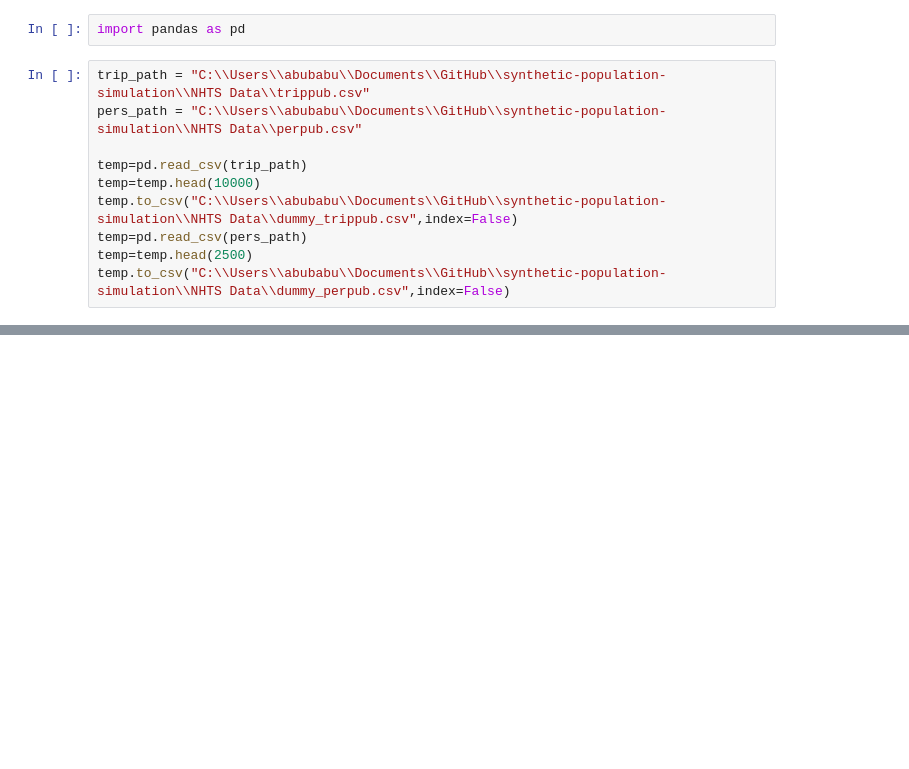
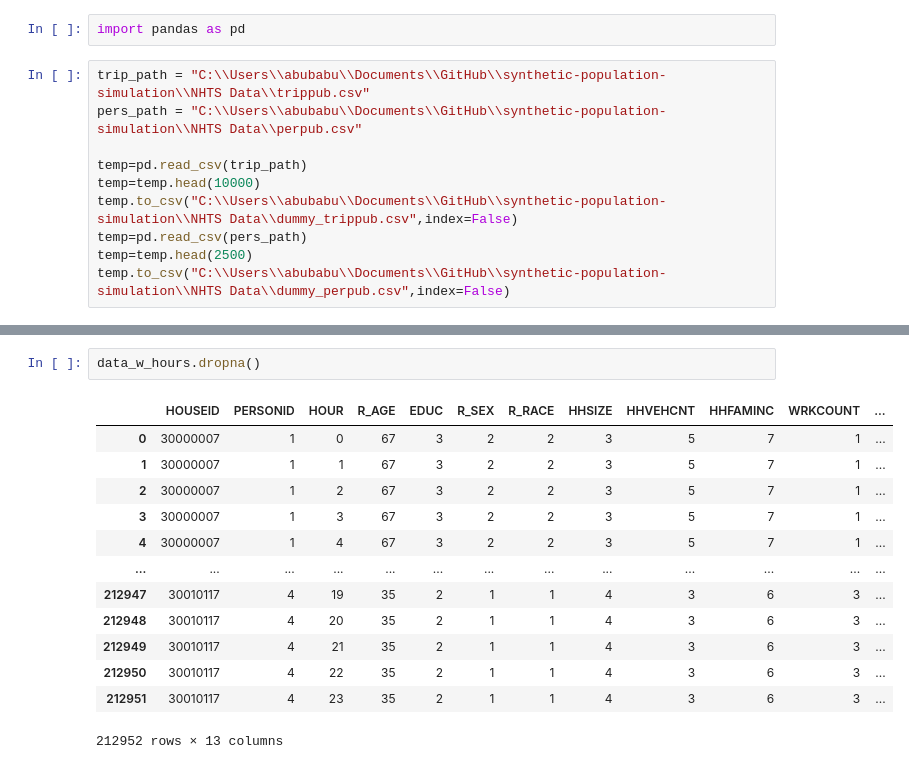
Before and after one commit to abuudarda/synthetic-population-simulation, a Jupyter notebook: PreProcess_Dweltime/process.ipynb, the cells around one changed output, grey strips where cells are left out. Drawn from its saved outputs; the diff is of its cells as text; blank space fills up the shorter version.

```diff
--- a/PreProcess_Dweltime/process.ipynb
+++ b/PreProcess_Dweltime/process.ipynb
@@ -121,0 +256,16 @@ Name: 0, dtype: float64
+# %%
+data_w_hours.dropna()
+# %% [output]
+|  | HOUSEID | PERSONID | HOUR | R_AGE | EDUC | R_SEX | R_RACE | HHSIZE | HHVEHCNT | HHFAMINC | WRKCOUNT | ... |
+| 0 | 30000007 | 1 | 0 | 67 | 3 | 2 | 2 | 3 | 5 | 7 | 1 | ... |
+| 1 | 30000007 | 1 | 1 | 67 | 3 | 2 | 2 | 3 | 5 | 7 | 1 | ... |
+| 2 | 30000007 | 1 | 2 | 67 | 3 | 2 | 2 | 3 | 5 | 7 | 1 | ... |
+| 3 | 30000007 | 1 | 3 | 67 | 3 | 2 | 2 | 3 | 5 | 7 | 1 | ... |
+| 4 | 30000007 | 1 | 4 | 67 | 3 | 2 | 2 | 3 | 5 | 7 | 1 | ... |
+| ... | ... | ... | ... | ... | ... | ... | ... | ... | ... | ... | ... | ... |
+| 212947 | 30010117 | 4 | 19 | 35 | 2 | 1 | 1 | 4 | 3 | 6 | 3 | ... |
+| 212948 | 30010117 | 4 | 20 | 35 | 2 | 1 | 1 | 4 | 3 | 6 | 3 | ... |
+| 212949 | 30010117 | 4 | 21 | 35 | 2 | 1 | 1 | 4 | 3 | 6 | 3 | ... |
+| 212950 | 30010117 | 4 | 22 | 35 | 2 | 1 | 1 | 4 | 3 | 6 | 3 | ... |
+| 212951 | 30010117 | 4 | 23 | 35 | 2 | 1 | 1 | 4 | 3 | 6 | 3 | ... |
+212952 rows × 13 columns
```
Also changed, not shown: parts of 12 cells of this notebook, 4 other files.
